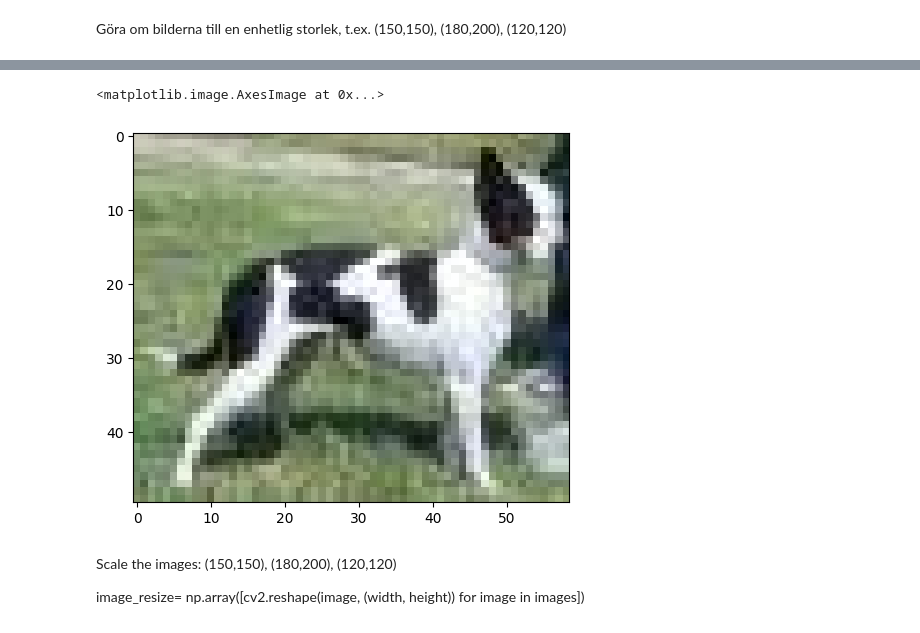
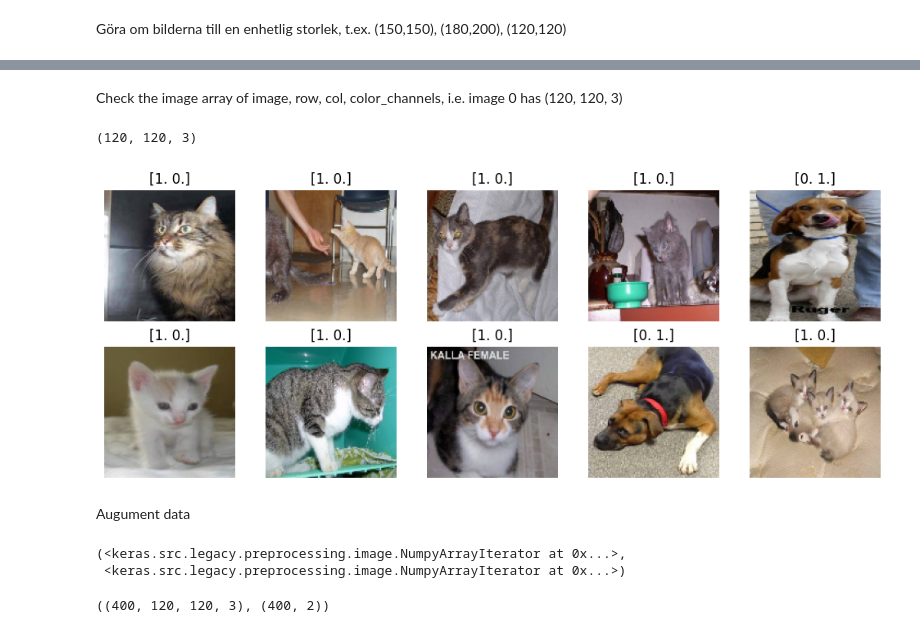
Before and after one commit to danlundh67/AI-deep_learning, a Jupyter notebook: deep1.ipynb, the cells around one changed output, grey strips where cells are left out. Saved outputs shown, nothing was run; the diff lists cells and outputs as text; code cells hidden in the pictures.

Commit message:
Augimentation of data - scale missing x_train

```diff
--- a/deep1.ipynb
+++ b/deep1.ipynb
@@ -365,13 +365,16 @@ print(len(y_train), len(X_train), len(y_train2), len(X_train2))
 Göra om bilderna till en enhetlig storlek, t.ex. (150,150), (180,200), (120,120)
 # %%
 # inital setup - start with smallest (120,120)
+# image_resize= np.array([cv2.reshape(image, (width, height)) for image in images])
+
 size_x=120
 size_y=120
 
 def scale_images(image_arr):
-    output_arr = []
-    for image in image_arr:
-        output_arr.append(cv2.resize(image,(size_x, size_y)))
+    #output_arr = []
+    #for image in image_arr:
+        # output_arr.append(cv2.resize(image,(size_x, size_y)))
+    output_arr = np.array([cv2.resize(image, (size_x, size_y)) for image in image_arr])
     return output_arr
 
 
@@ -410,9 +385,61 @@ print(ytest[te])
-# %%
-plt.imshow(X_train[283])
-# %% [output]
-<matplotlib.image.AxesImage at 0x...>
-[figure, removed]
-# %% [markdown]
-Scale the images: (150,150), (180,200), (120,120)
-
-image_resize= np.array([cv2.reshape(image, (width, height)) for image in images])
+# %% [markdown]
+Check the image array of image, row, col, color_channels, i.e. image 0 has (120, 120, 3)
+# %%
+X_train_scaled[0].shape
+# %% [output]
+(120, 120, 3)
+# %%
+fig, axes = plt.subplots(2, 5, figsize=(10, 4))
+for i, ax in enumerate(axes.flatten()):
+    # resized_image = cv2.resize(image, new_size)
+    ax.imshow(X_train_scaled[i])
+    ax.axis("off")
+    ax.set_title(f"{y_train[i]}")
+fig.tight_layout()
+# %% [output]
+[figure, added]
+# %% [markdown]
+Augument data
+# %%
+from tensorflow.keras.preprocessing.image import ImageDataGenerator
+
+# help(ImageDataGenerator())
+
+train_image_generator = ImageDataGenerator(
+    rotation_range=10,
+    shear_range=0.2,
+    zoom_range=0.1,
+    horizontal_flip=False,
+    vertical_flip=True, # allow flip around vertical axis (mirrored images)
+    height_shift_range=0.2,
+    width_shift_range=0.2,
+)
+# don't augment test data and validation data as we want to test on original data
+# we just instantiate an ImageDataGenerator without augmentation
+test_image_generator = ImageDataGenerator()
+
+# batch size 32 for mini-batch gradient descent - gives stocasticity (avoid local minima)
+# flow used for regenerating images after it has been exhausted
+# this beacause we will train in many epochs
+train_val_generator = train_image_generator.flow(
+    X_val_scaled, y_val, batch_size=32
+)
+
+# batch size 32 for mini-batch gradient descent
+train_generator = train_image_generator.flow(
+    X_train_scaled, y_train, batch_size=32
+)
+
+# train_generator[0][0].shape -> a 32 images batch
+
+val_generator = test_image_generator.flow(X_val_scaled, y_val, batch_size=32)
+
+# NumpyArrayIterator
+train_val_generator, val_generator
+# %% [output]
+(<keras.src.legacy.preprocessing.image.NumpyArrayIterator at 0x...>,
+ <keras.src.legacy.preprocessing.image.NumpyArrayIterator at 0x...>)
+# %%
+X_val_scaled.shape, y_val.shape
+# %% [output]
+((400, 120, 120, 3), (400, 2))
```
Also changed, not shown: parts of 7 cells of this notebook.
